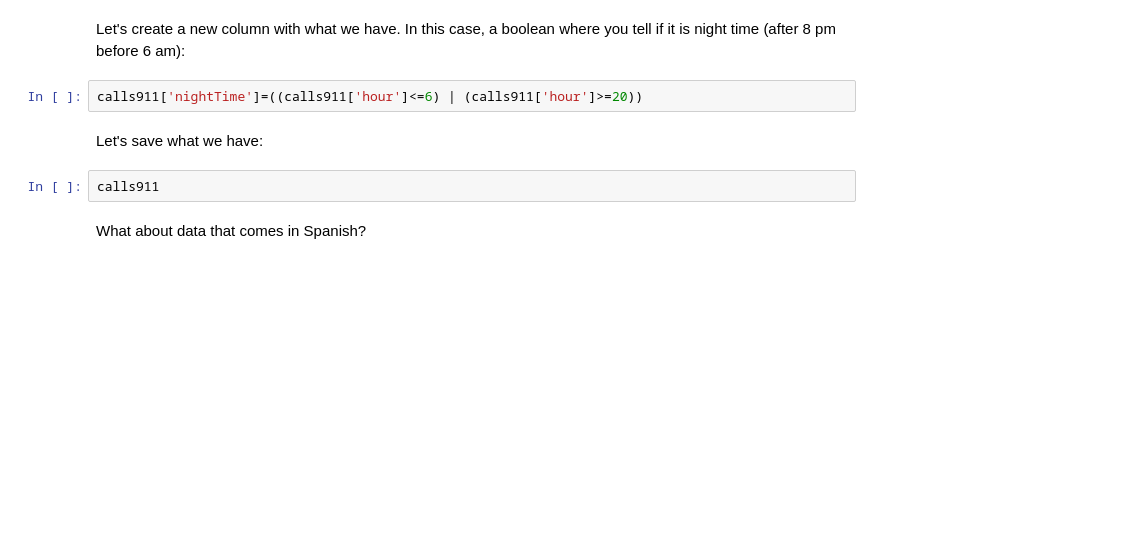
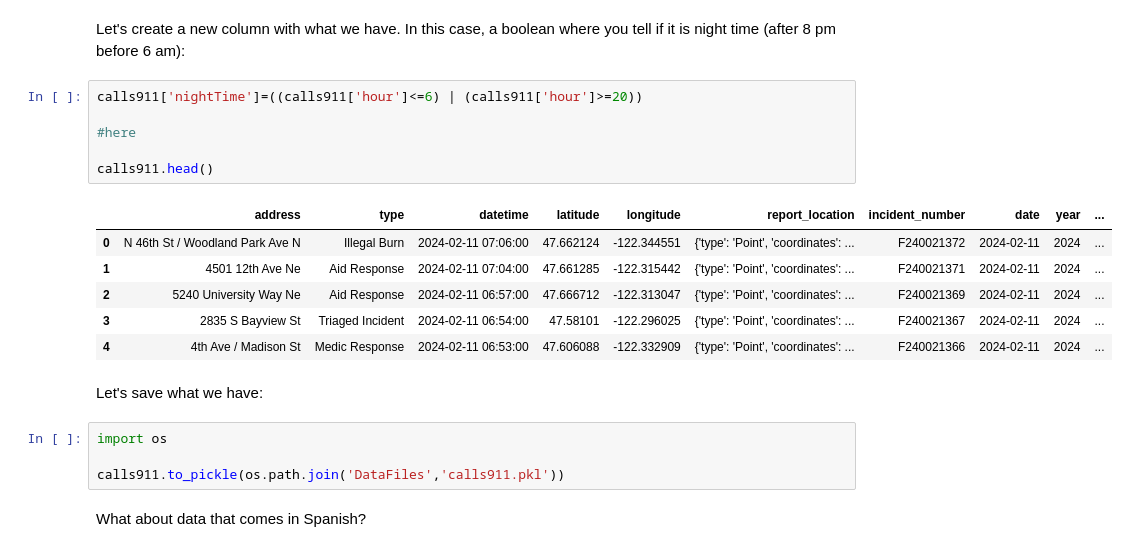
Before and after one commit to PythonVersusR/OperationsFormatting, a Jupyter notebook: FormattingDate.ipynb, the cells around one changed output. Drawn from its saved outputs; the diff is of its cells as text; blank space fills up the shorter version.

```diff
--- a/FormattingDate.ipynb
+++ b/FormattingDate.ipynb
@@ -56,10 +123,23 @@ calls911.head()
 Let's create a new column with what we have. In this case, a boolean where you tell if it is night time (after 8 pm before 6 am):
 # %%
 calls911['nightTime']=((calls911['hour']<=6) | (calls911['hour']>=20))
+
+#here
+
+calls911.head()
+# %% [output]
+|  | address | type | datetime | latitude | longitude | report_location | incident_number | date | year | ... |
+| 0 | N 46th St / Woodland Park Ave N | Illegal Burn | 2024-02-11 07:06:00 | 47.662124 | -122.344551 | {'type': 'Point', 'coordinates': ... | F240021372 | 2024-02-11 | 2024 | ... |
+| 1 | 4501 12th Ave Ne | Aid Response | 2024-02-11 07:04:00 | 47.661285 | -122.315442 | {'type': 'Point', 'coordinates': ... | F240021371 | 2024-02-11 | 2024 | ... |
+| 2 | 5240 University Way Ne | Aid Response | 2024-02-11 06:57:00 | 47.666712 | -122.313047 | {'type': 'Point', 'coordinates': ... | F240021369 | 2024-02-11 | 2024 | ... |
+| 3 | 2835 S Bayview St | Triaged Incident | 2024-02-11 06:54:00 | 47.58101 | -122.296025 | {'type': 'Point', 'coordinates': ... | F240021367 | 2024-02-11 | 2024 | ... |
+| 4 | 4th Ave / Madison St | Medic Response | 2024-02-11 06:53:00 | 47.606088 | -122.332909 | {'type': 'Point', 'coordinates': ... | F240021366 | 2024-02-11 | 2024 | ... |
 # %% [markdown]
 Let's save what we have:
 # %%
-calls911
+import os
+
+calls911.to_pickle(os.path.join('DataFiles','calls911.pkl'))
 # %% [markdown]
 What about data that comes in Spanish?
 # %%
```
Also changed, not shown: parts of 34 cells of this notebook, 3 other files.
